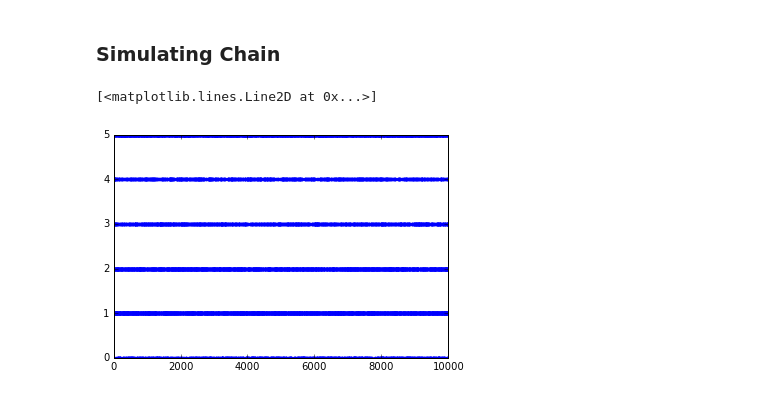
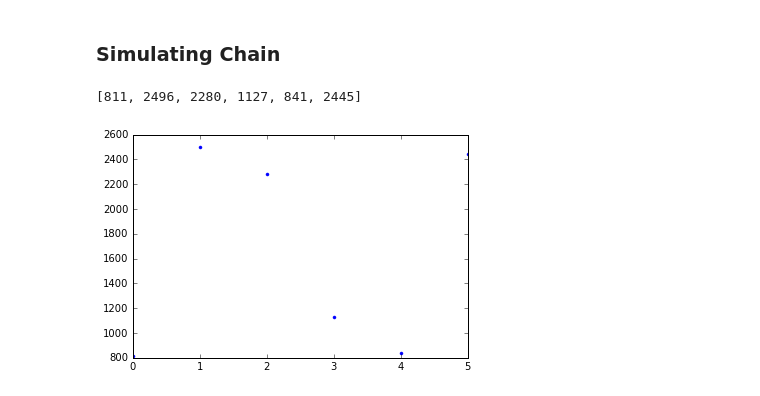
Before and after one commit to Bogazici-CMPE548-Spring2016/Cmpe548-Assignment2, a Jupyter notebook: assignment2.ipynb, the cells around one changed output. Saved outputs shown, nothing was run; the diff lists cells and outputs as text; code cells hidden in the pictures.

```diff
--- a/assignment2.ipynb
+++ b/assignment2.ipynb
@@ -106,10 +106,10 @@ plt.colorbar();
 ### Simulating Chain
 # %%
 size = 10000
-M = 50
+M = 15
 state = 0
 B = np.transpose(A) ## for convenience (B[0] == die's top face is 1)
-p = []
+p = [0,0,0,0,0,0]
 
 for y in range(size):
     for i in range(M):
@@ -120,10 +120,10 @@ for y in range(size):
             if temp_cdf_value > rn:
                 state = j
                 break
-    p.append(state)
+    p[state] += 1
 # %%
 plt.plot(p,'.')
-np.
+p
 # %% [output]
-[<matplotlib.lines.Line2D at 0x...>]
+[811, 2496, 2280, 1127, 841, 2445]
-[figure, old version]
+[figure, new version]
```
